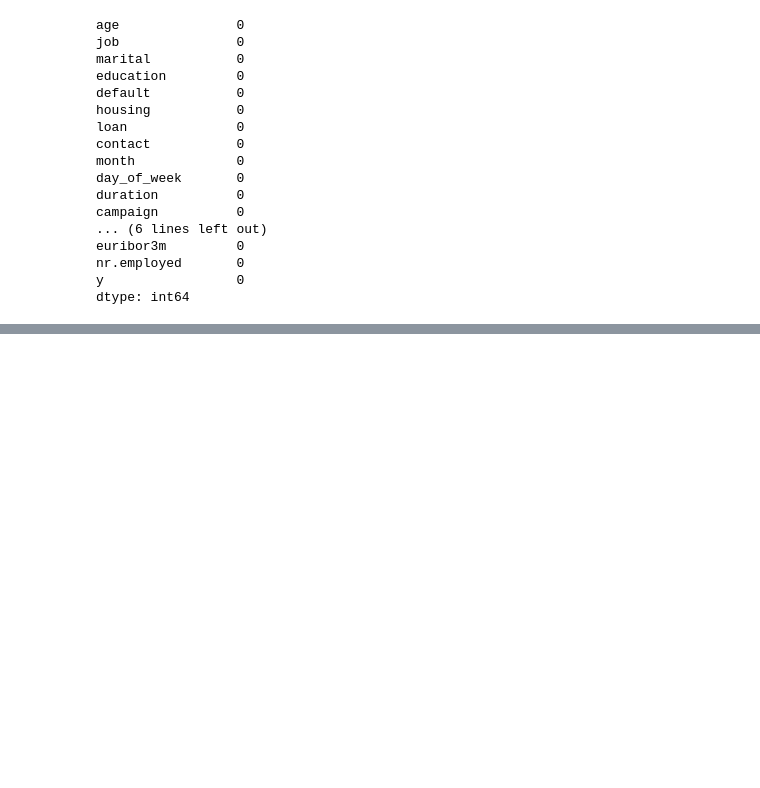
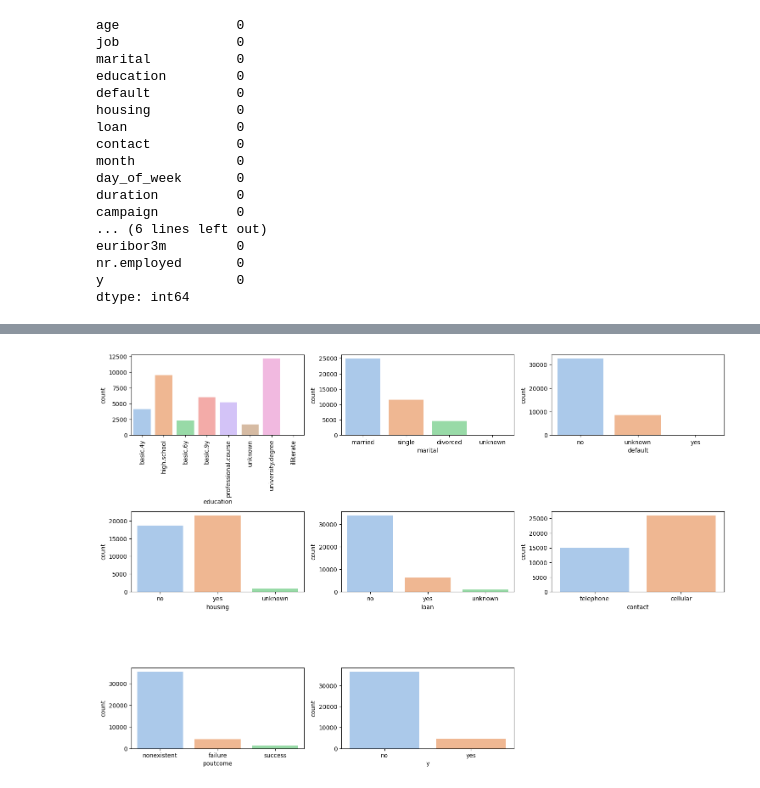
Before and after one commit to 4GeeksAcademy/machine-learning-python-template_regresion_logistica_melissahm, a Jupyter notebook: src/explore.ipynb, the cells around one changed output, grey strips where cells are left out. Saved outputs shown, nothing was run; the diff lists cells and outputs as text; code cells hidden in the pictures; blank space fills up the shorter version.

```diff
--- a/src/explore.ipynb
+++ b/src/explore.ipynb
@@ -96,0 +102,20 @@ Notas del dataset:
+# %%
+duplicados = df.duplicated()
+num_duplicados = duplicados.sum()
+
+print(f"El dataset tiene {num_duplicados} filas duplicadas")
+
+#si hubiera filas duplicadas
+#seleccionar duplicados
+df_duplicados = df[duplicados]
+print("Filas duplicadas:")
+print(df_duplicados)
+
+# Eliminar duplicados
+#usar el método drop.duplicated() para eliminar filas duplicadas
+
+df = df.drop_duplicates().reset_index(drop=True)
+
+print ("="*80)
+
+print(f"Shape sin duplicados: {df.shape}")
@@ -96,0 +145,5 @@ Notas del dataset:
+# %%
+#-------------------------3. Selección de atributos relevantes-------------------
+df.drop(["duration","day_of_week"], axis = 1, inplace = True)
+
+df.head()
@@ -96,0 +237,21 @@ Notas del dataset:
+# %%
+fig, axis = plt.subplots(3, 3, figsize = (15, 10))
+
+sns.countplot(ax = axis[0, 0], data = df, x = "education", palette='pastel', hue= "education", legend=False)
+sns.countplot(ax = axis[0, 1], data = df, x = "marital", palette='pastel', hue= "marital", legend=False)
+sns.countplot(ax = axis[0, 2], data = df, x = "default", palette='pastel', hue= "default", legend=False)
+sns.countplot(ax = axis[1, 0], data = df, x = "housing", palette='pastel', hue= "housing", legend=False)
+sns.countplot(ax = axis[1, 1], data = df, x = "loan", palette='pastel', hue= "loan", legend=False)
+sns.countplot(ax = axis[1, 2], data = df, x = "contact", palette='pastel', hue= "contact", legend=False)
+sns.countplot(ax = axis[2, 0], data = df, x = "poutcome", palette='pastel', hue= "poutcome", legend=False)
+sns.countplot(ax = axis[2, 1], data = df, x = "y", palette='pastel', hue= "y", legend=False)
+
+axis[0, 0].set_xticklabels(axis[0, 0].get_xticklabels(), rotation=90)  #ajustar nombres de etiquetas en education
+axis[2, 2].set_visible(False)
+# Ajustar el layout
+plt.tight_layout()
+
+# Mostrar el plot
+plt.show()
+# %% [output]
+[figure, added]
```
Also changed, not shown: parts of 35 cells of this notebook.
